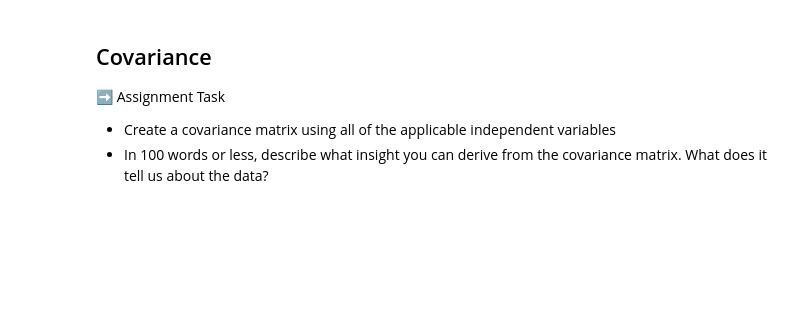
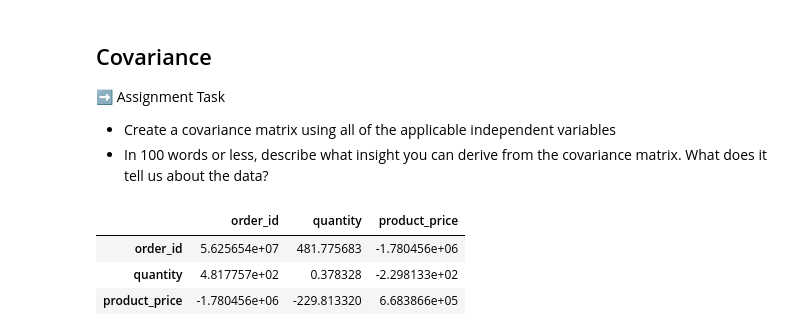
Before and after one commit to matiasarmesto/businessanalytics, a Jupyter notebook: Labs/Scripts/lab_06_retailer_eda.ipynb, the cells around one changed output. Drawn from its saved outputs; the diff is of its cells as text; code cells hidden in the pictures; blank space fills up the shorter version.

```diff
--- a/Labs/Scripts/lab_06_retailer_eda.ipynb
+++ b/Labs/Scripts/lab_06_retailer_eda.ipynb
@@ -247,3 +284,20 @@ Each visualization should bring some insight into the total sales. You can use a
 - In 100 words or less, describe what insight you can derive from the covariance matrix.  What does it tell us about the data?
 # %%
 #matrix
+# %%
+# Identify numerical columns for covariance calculation
+numerical_cols = df_clean.select_dtypes(include=np.number).columns
+
+# Drop 'total_amount' as it's dependent on other variables
+if 'total_amount' in numerical_cols:
+    numerical_cols = numerical_cols.drop('total_amount')
+
+# Calculate the covariance matrix
+covariance_matrix = df_clean[numerical_cols].cov()
+
+covariance_matrix
+# %% [output]
+|  | order_id | quantity | product_price |
+| order_id | 5.625654e+07 | 481.775683 | -1.780456e+06 |
+| quantity | 4.817757e+02 | 0.378328 | -2.298133e+02 |
+| product_price | -1.780456e+06 | -229.813320 | 6.683866e+05 |
```
Also changed, not shown: parts of 9 cells of this notebook.
